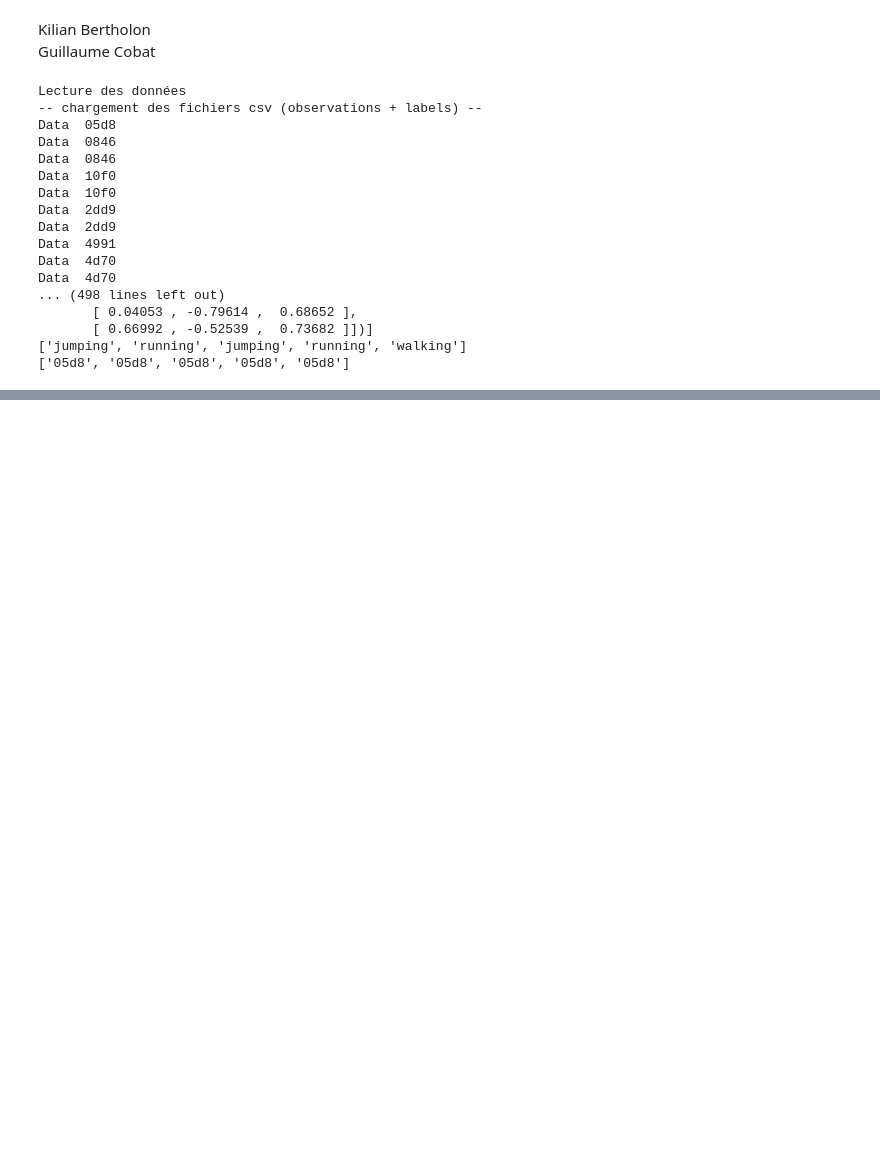
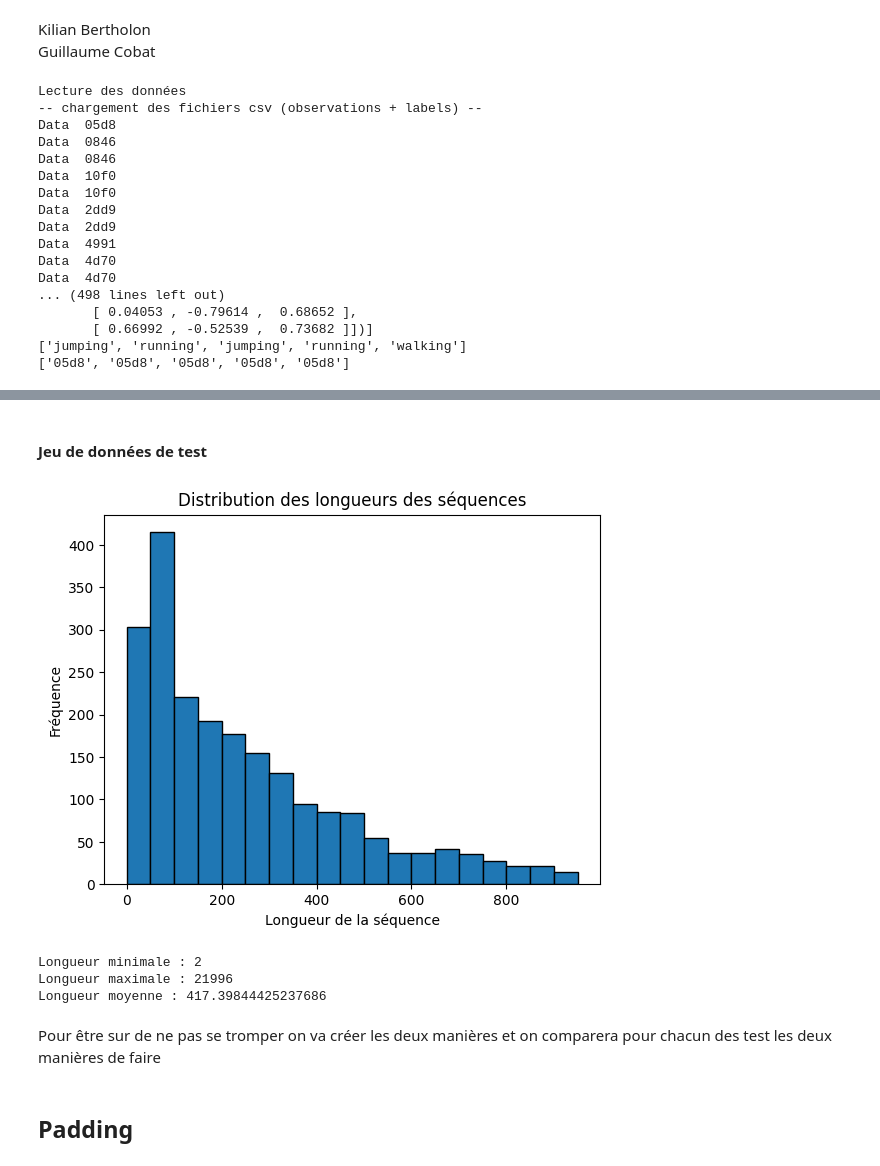
Before and after one commit to kilianBertholon/Apprentissage-profond, a Jupyter notebook: rendu.ipynb, the cells around one changed output, grey strips where cells are left out. Cells and saved outputs as stored; diff of their text form; code cells hidden in the pictures; blank space fills up the shorter version.

```diff
--- a/rendu.ipynb
+++ b/rendu.ipynb
@@ -99,0 +224,32 @@ Data  4d70
+# %% [markdown]
+#### Jeu de données de test
+# %%
+import matplotlib.pyplot as plt
+
+# Calculer la longueur de chaque séquence
+sequence_lengths = [len(seq) for seq in data_obs_test]
+
+bins = np.arange(0, 1000, 50)
+# Afficher un histogramme
+plt.hist(sequence_lengths, bins=bins, edgecolor='black')
+plt.title('Distribution des longueurs des séquences')
+plt.xlabel('Longueur de la séquence')
+plt.ylabel('Fréquence')
+plt.show()
+
+min_length = min(sequence_lengths)
+max_length = max(sequence_lengths)
+mean_length = sum(sequence_lengths) / len(sequence_lengths)
+
+print(f"Longueur minimale : {min_length}")
+print(f"Longueur maximale : {max_length}")
+print(f"Longueur moyenne : {mean_length}")
+# %% [output]
+[figure, added]
+Longueur minimale : 2
+Longueur maximale : 21996
+Longueur moyenne : 417.39844425237686
+# %% [markdown]
+Pour être sur de ne pas se tromper on va créer les deux manières et on comparera pour chacun des test les deux manières de faire
+# %% [markdown]
+## Padding
```
Also changed, not shown: parts of 17 cells of this notebook.
